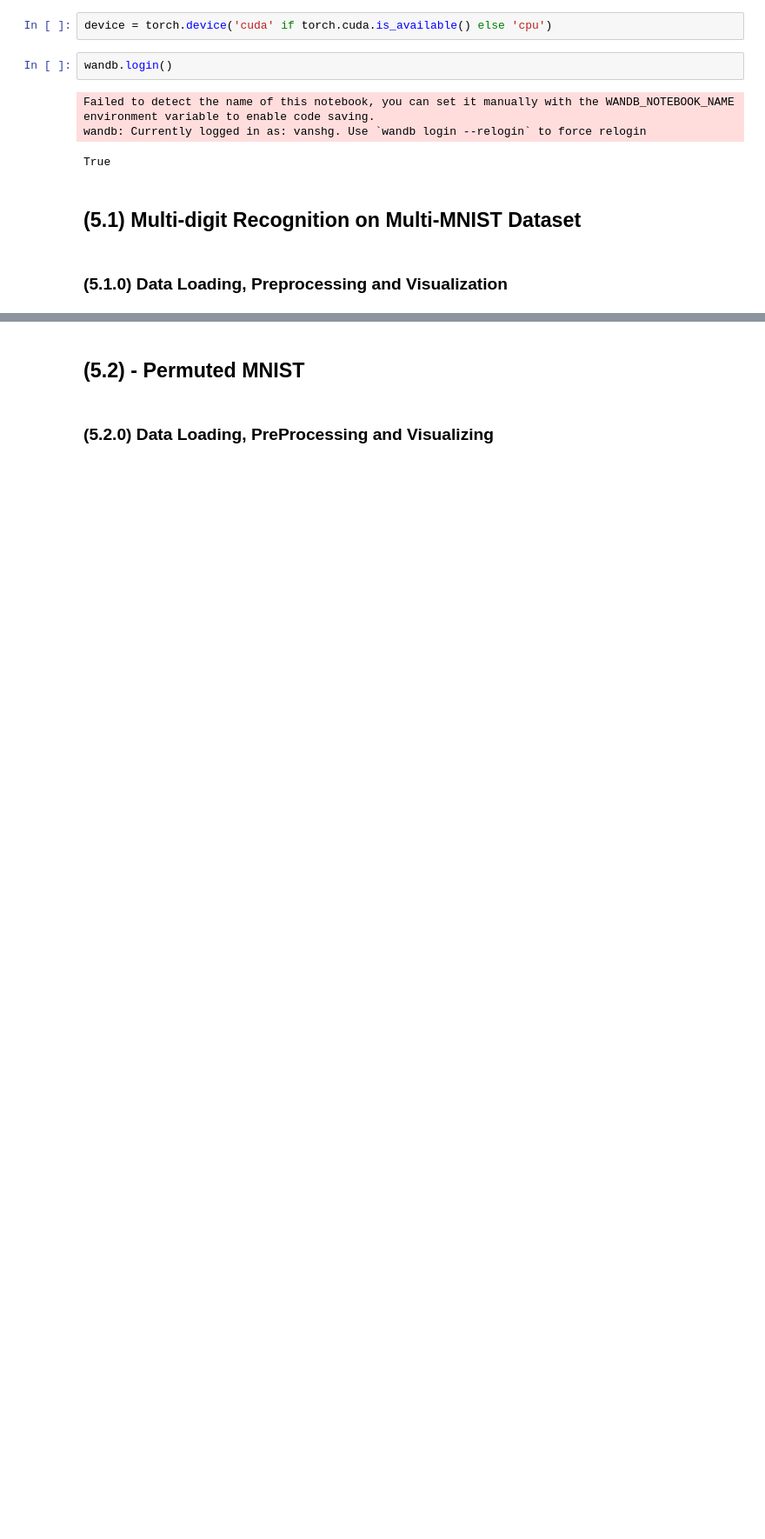
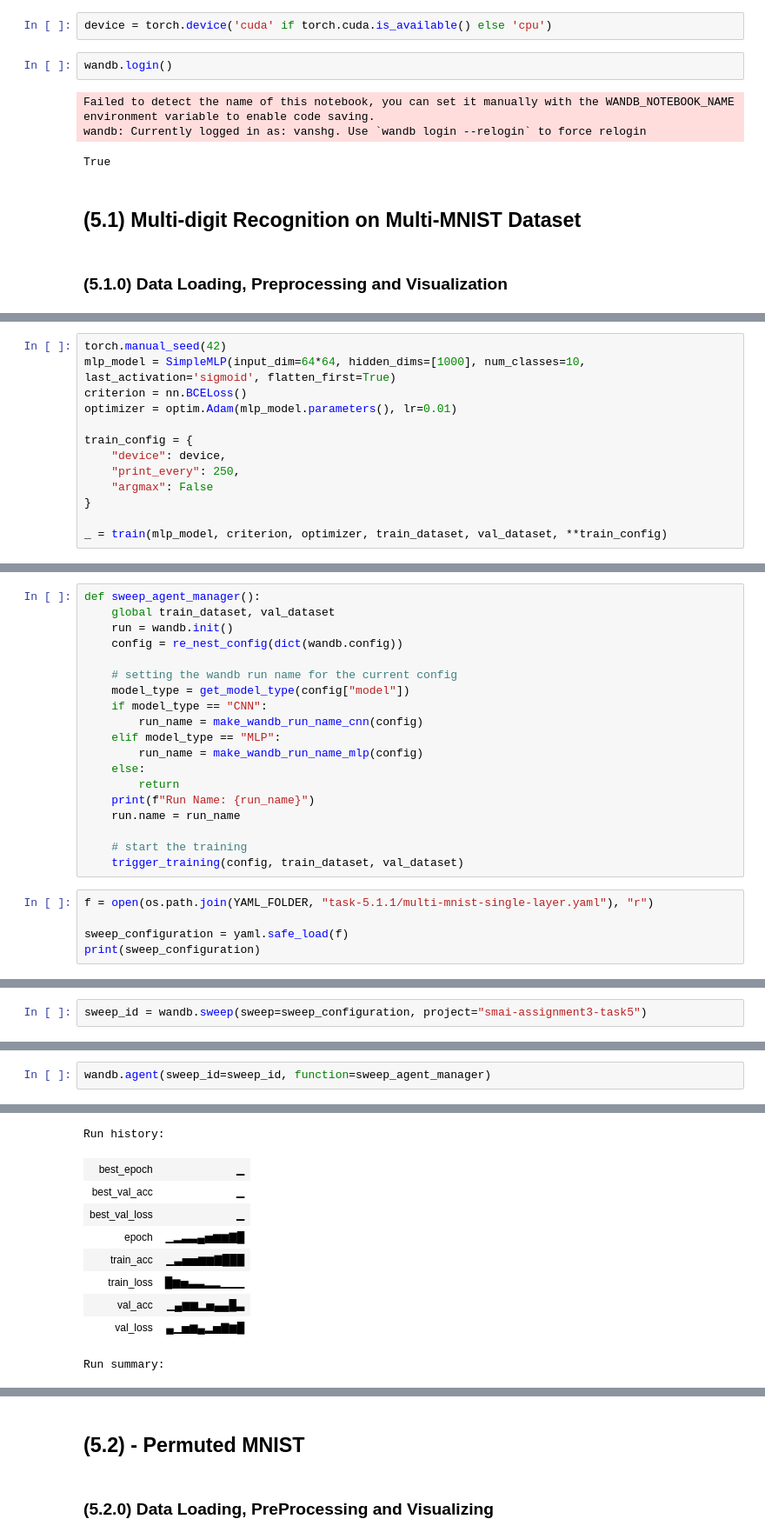
Before and after one commit to fine-man/smai-assignment-3, a Jupyter notebook: 5.ipynb, the cells around one changed output, grey strips where cells are left out. Shown: that part at 87% size. Saved outputs shown, nothing was run; the diff lists cells and outputs as text; blank space fills up the shorter version.

```diff
--- a/5.ipynb
+++ b/5.ipynb
@@ -102,0 +187,13 @@ test_dataset = DoubleMNIST(test_img_paths)
+# %%
+torch.manual_seed(42)
+mlp_model = SimpleMLP(input_dim=64*64, hidden_dims=[1000], num_classes=10, last_activation='sigmoid', flatten_first=True)
+criterion = nn.BCELoss()
+optimizer = optim.Adam(mlp_model.parameters(), lr=0.01)
+
+train_config = {
+    "device": device,
+    "print_every": 250,
+    "argmax": False
+}
+
+_ = train(mlp_model, criterion, optimizer, train_dataset, val_dataset, **train_config)
@@ -102,0 +302,24 @@ test_dataset = DoubleMNIST(test_img_paths)
+# %%
+def sweep_agent_manager():
+    global train_dataset, val_dataset
+    run = wandb.init()
+    config = re_nest_config(dict(wandb.config))
+
+    # setting the wandb run name for the current config
+    model_type = get_model_type(config["model"])
+    if model_type == "CNN":
+        run_name = make_wandb_run_name_cnn(config)
+    elif model_type == "MLP":
+        run_name = make_wandb_run_name_mlp(config)
+    else:
+        return
+    print(f"Run Name: {run_name}")
+    run.name = run_name
+
+    # start the training
+    trigger_training(config, train_dataset, val_dataset)
+# %%
+f = open(os.path.join(YAML_FOLDER, "task-5.1.1/multi-mnist-single-layer.yaml"), "r")
+
+sweep_configuration = yaml.safe_load(f)
+print(sweep_configuration)
@@ -102,0 +328,2 @@ test_dataset = DoubleMNIST(test_img_paths)
+# %%
+sweep_id = wandb.sweep(sweep=sweep_configuration, project="smai-assignment3-task5")
@@ -102,0 +333,3 @@ test_dataset = DoubleMNIST(test_img_paths)
+# %%
+wandb.agent(sweep_id=sweep_id, function=sweep_agent_manager)
+# %% [output]
@@ -102,0 +377,10 @@ test_dataset = DoubleMNIST(test_img_paths)
+Run history:
+| best_epoch | ▁ |
+| best_val_acc | ▁ |
+| best_val_loss | ▁ |
+| epoch | ▁▂▃▃▄▅▆▆▇█ |
+| train_acc | ▁▃▅▅▆▆▇███ |
+| train_loss | █▆▅▃▃▂▂▁▁▁ |
+| val_acc | ▁▄▆▆▂▅▄▄█▃ |
+| val_loss | ▄▁▅▆▄▂▅▇▆█ |
+Run summary:
```
Also changed, not shown: parts of 37 cells of this notebook, 23 other files.
